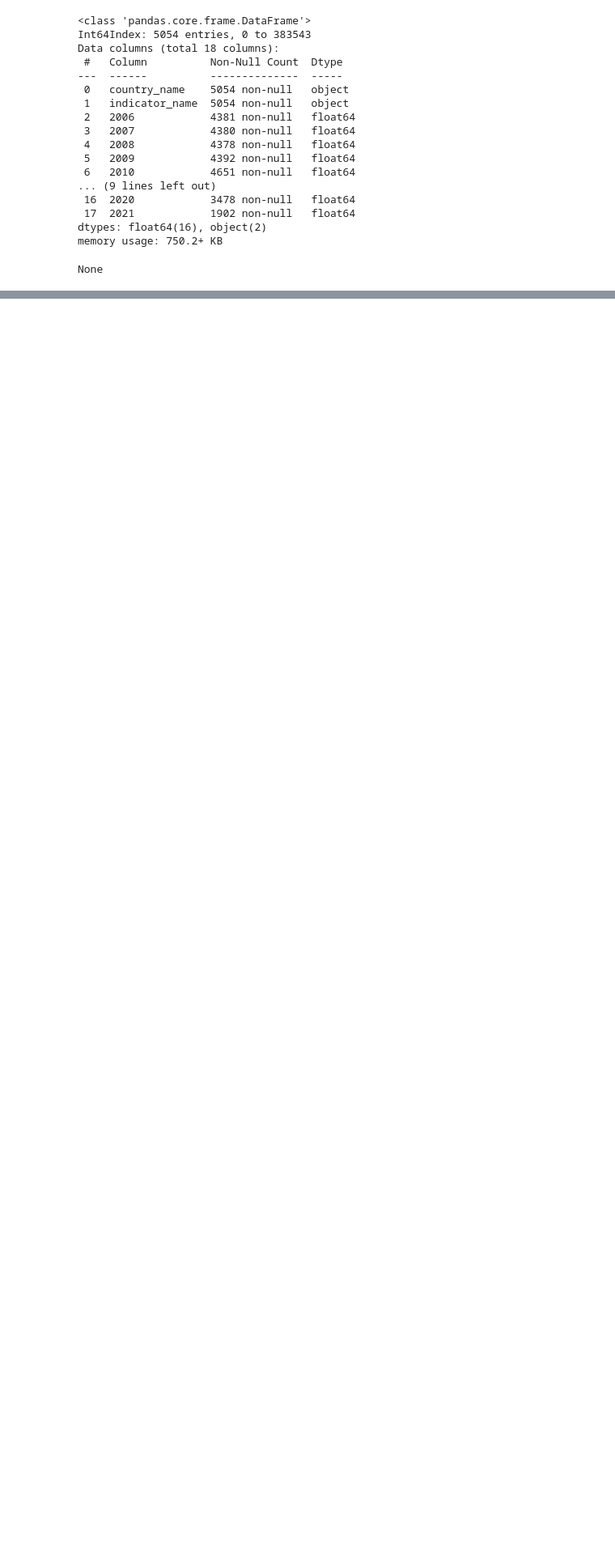
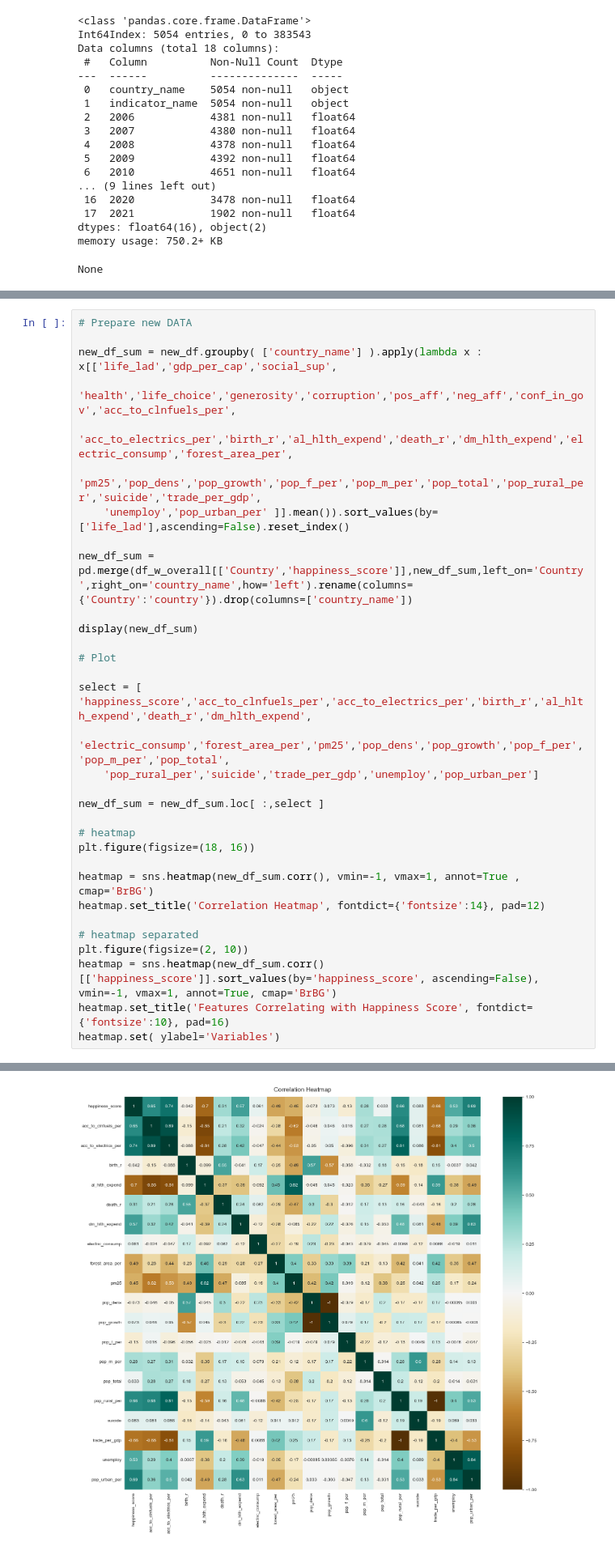
Before and after one commit to HikariJadeEmpire/TH_WLRD_Happiness_Project, a Jupyter notebook: WH_CodeSpace.ipynb, the cells around one changed output, grey strips where cells are left out. Shown at 81% size. Saved outputs shown, nothing was run; the diff lists cells and outputs as text; blank space fills up the shorter version.

```diff
--- a/WH_CodeSpace.ipynb
+++ b/WH_CodeSpace.ipynb
@@ -659,0 +664,33 @@ None
+# %%
+# Prepare new DATA
+
+new_df_sum = new_df.groupby( ['country_name'] ).apply(lambda x : x[['life_lad','gdp_per_cap','social_sup',
+    'health','life_choice','generosity','corruption','pos_aff','neg_aff','conf_in_gov','acc_to_clnfuels_per',
+    'acc_to_electrics_per','birth_r','al_hlth_expend','death_r','dm_hlth_expend','electric_consump','forest_area_per',
+    'pm25','pop_dens','pop_growth','pop_f_per','pop_m_per','pop_total','pop_rural_per','suicide','trade_per_gdp',
+    'unemploy','pop_urban_per' ]].mean()).sort_values(by=['life_lad'],ascending=False).reset_index()
+
+new_df_sum = pd.merge(df_w_overall[['Country','happiness_score']],new_df_sum,left_on='Country',right_on='country_name',how='left').rename(columns={'Country':'country'}).drop(columns=['country_name'])
+
+display(new_df_sum)
+
+# Plot
+
+select = [ 'happiness_score','acc_to_clnfuels_per','acc_to_electrics_per','birth_r','al_hlth_expend','death_r','dm_hlth_expend',
+    'electric_consump','forest_area_per','pm25','pop_dens','pop_growth','pop_f_per','pop_m_per','pop_total',
+    'pop_rural_per','suicide','trade_per_gdp','unemploy','pop_urban_per']
+
+new_df_sum = new_df_sum.loc[ :,select ]
+
+# heatmap
+plt.figure(figsize=(18, 16))
+
+heatmap = sns.heatmap(new_df_sum.corr(), vmin=-1, vmax=1, annot=True , cmap='BrBG')
+heatmap.set_title('Correlation Heatmap', fontdict={'fontsize':14}, pad=12)
+
+# heatmap separated
+plt.figure(figsize=(2, 10))
+heatmap = sns.heatmap(new_df_sum.corr()[['happiness_score']].sort_values(by='happiness_score', ascending=False), vmin=-1, vmax=1, annot=True, cmap='BrBG')
+heatmap.set_title('Features Correlating with Happiness Score', fontdict={'fontsize':10}, pad=16)
+heatmap.set( ylabel='Variables')
+# %% [output]
@@ -659,0 +711 @@ None
+[figure, added]
```
Also changed, not shown: parts of 5 cells of this notebook.
